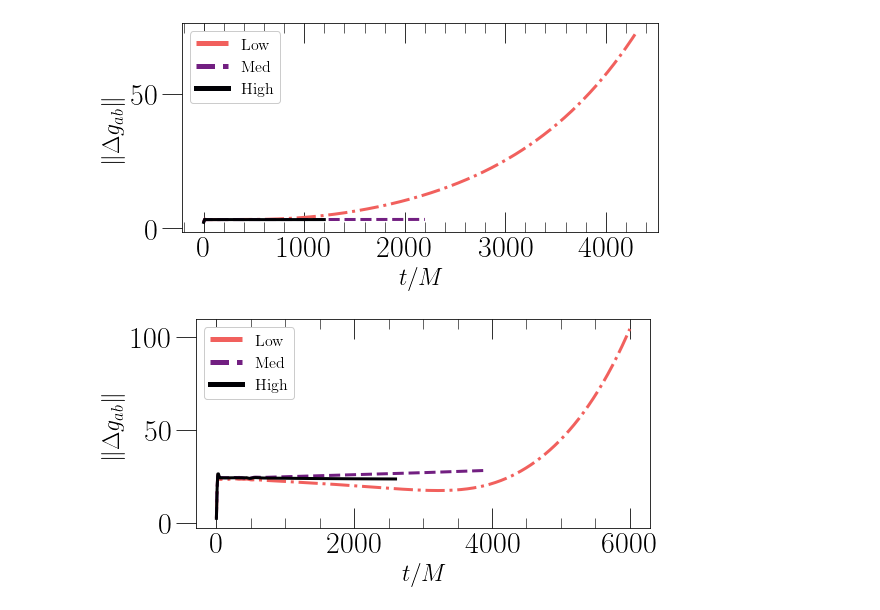
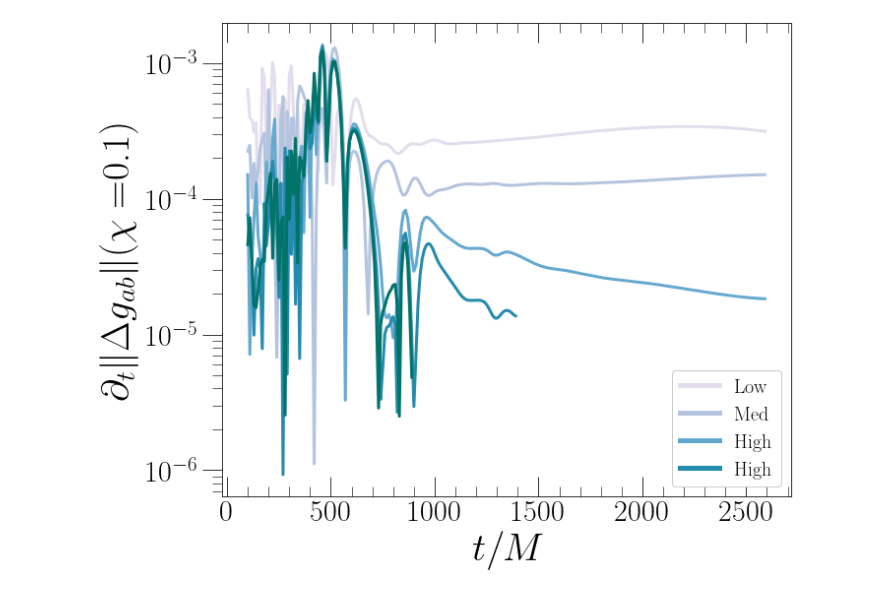
Before and after one commit to mariaokounkova/EDGB, a Jupyter notebook: Evolution/EvolutionPlots.ipynb, the cells around one changed output. Saved outputs shown, nothing was run; the diff lists cells and outputs as text; code cells hidden in the pictures.

```diff
--- a/Evolution/EvolutionPlots.ipynb
+++ b/Evolution/EvolutionPlots.ipynb
@@ -142,7 +147,44 @@ def PlotVariables(p, spin, figname):
+# %%
+## Plot time derivatives with resolution
+
+def PlotManyVariablesRes(p, spin, figname):
+
+    Levs = ['0','1','2','3','4']
+    Labels = ['Low','Med','High','High','']
+    def GetFilename(lev):
+        return p + '/JoinedSpin' + spin + 'Lev' + lev + '/Vars.dat'
+
+    fig, ax = plt.subplots(1, figsize=(10,8))
+
+    cmap = matplotlib.cm.get_cmap('PuBuGn')
+    Colors = [cmap(float(i+1)/(len(Levs)+1)) for i in range(len(Levs))]
+    Linestyles = ['-', '-', '-','-','-']
+
+    for lev, lab, c, ls in zip(Levs, Labels, Colors, Linestyles):
+        time, psi = np.loadtxt(GetFilename(lev), \
+            comments="#",usecols=([0,1]),unpack=True)
+        psi = psi / 8.0
+        time, psi = CutTimes(time, psi, 100, 2600)
+        dpsi = np.gradient(psi)/np.gradient(time) #/psi
+        ax.plot(time, np.abs(dpsi), '-', label = lab, c=c,lw=3, ls=ls)
+        #ax.scatter(time, np.abs(dpsi))
+
+    ax.set_ylabel(r'$ \partial_t \|\Delta g_{ab}\| (\chi = $' + spin + '$)$', fontsize=40)
+    ax.set_xlabel('$t/M$', fontsize=40)
+    A = ax.get_ylim()[1]
+
+    #ax.axvline(1.2750000000000000e+03)
+    ax.set_yscale('log')
+    #ax.set_xlim(0,100)
+    leg = ax.legend(fontsize=20,framealpha=1.0, loc='best')
+    for legobj in leg.legendHandles:
+        legobj.set_linewidth(5.0)
+    plt.tight_layout()
+    plt.savefig(figname)
+    plt.show()
 # %%
-PlotVariables('Runs_Correct', '0.1', 'Test.pdf')
-PlotVariables('Runs_Correct_ScalarField', '0.1', 'Test.pdf')
+#PlotManyVariablesRes('Runs_Correct', '0.1', 'Test.pdf')
+PlotManyVariablesRes('Runs_Correct_ScalarField', '0.1', 'Resolutions_0.1.pdf')
 # %% [output]
-[figure, old version]
+[figure, new version]
-[figure, removed]
 # %%
```
Also changed, not shown: parts of 6 cells of this notebook.
